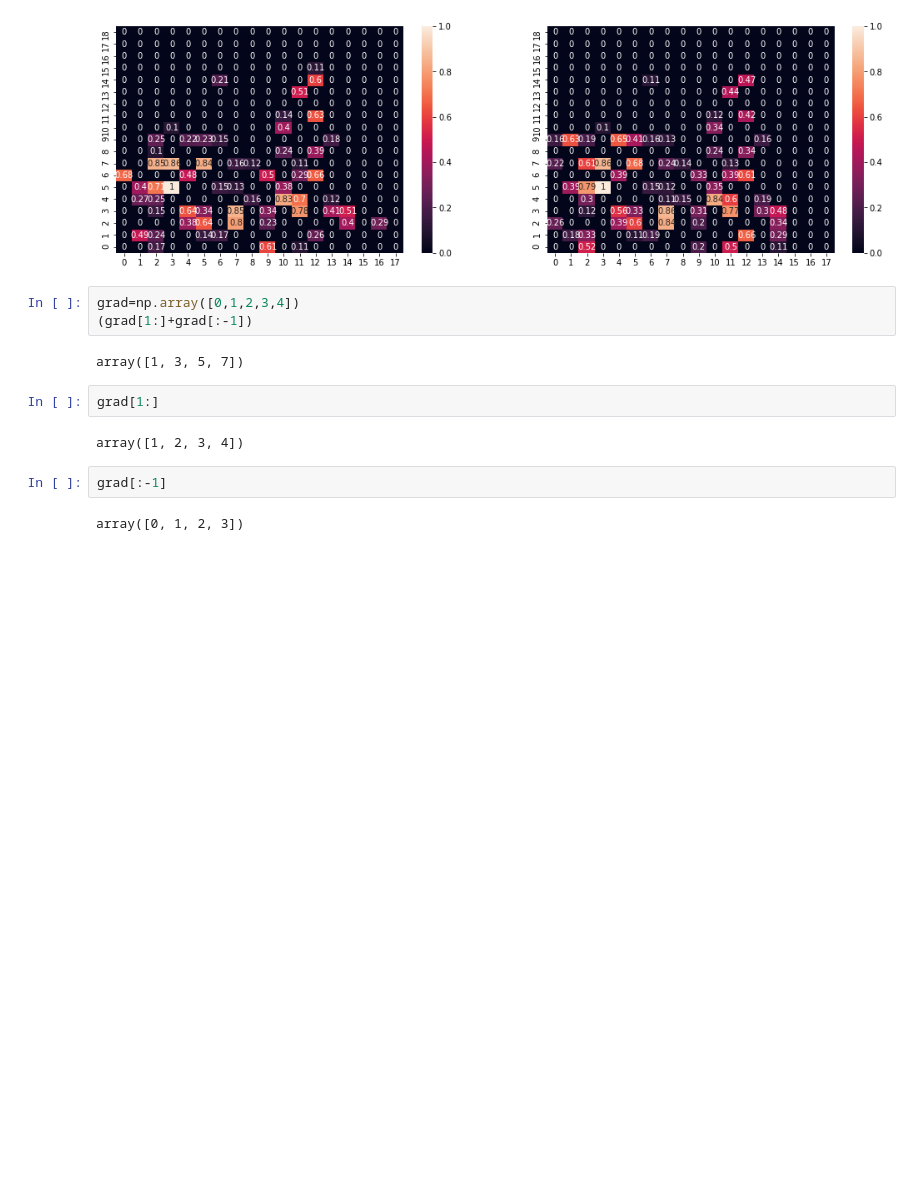
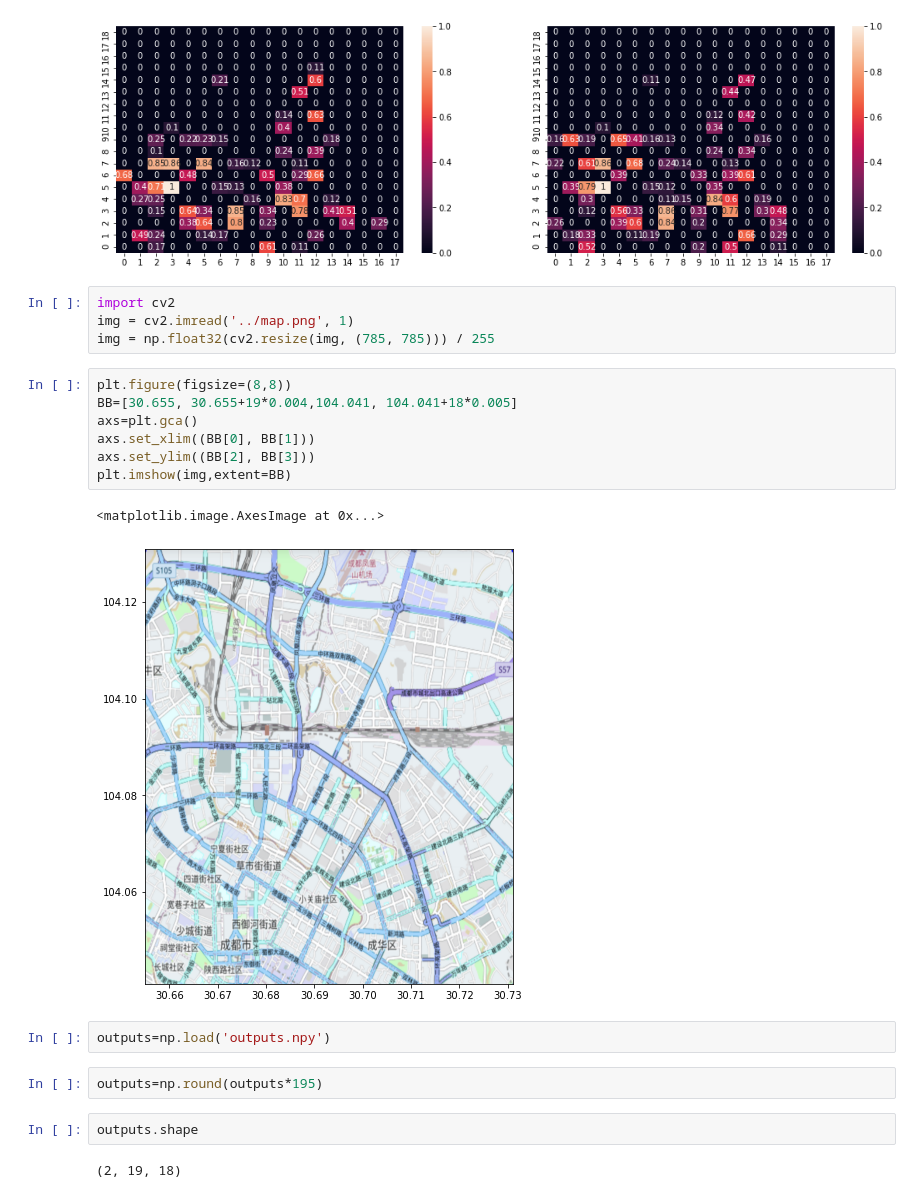
Before and after one commit to dreamzz5/ST-resnet_torch--DIDI, a Jupyter notebook: guide_BP_result/vision.ipynb, the cells around one changed output. Saved outputs shown, nothing was run; the diff lists cells and outputs as text; blank space fills up the shorter version.

```diff
--- a/guide_BP_result/vision.ipynb
+++ b/guide_BP_result/vision.ipynb
@@ -106,16 +98,25 @@ sns.heatmap(in_dtw,annot=True,ax=axs[0],fmt='.2g').invert_yaxis()
 sns.heatmap(out_dtw,annot=True,ax=axs[1],fmt='.2g').invert_yaxis()
 # %% [output]
 [figure]
-# %%
-grad=np.array([0,1,2,3,4])
-(grad[1:]+grad[:-1])
-# %% [output]
-array([1, 3, 5, 7])
-# %%
-grad[1:]
-# %% [output]
-array([1, 2, 3, 4])
-# %%
-grad[:-1]
-# %% [output]
-array([0, 1, 2, 3])
+# %%
+import cv2
+img = cv2.imread('../map.png', 1)
+img = np.float32(cv2.resize(img, (785, 785))) / 255
+# %%
+plt.figure(figsize=(8,8))
+BB=[30.655, 30.655+19*0.004,104.041, 104.041+18*0.005]
+axs=plt.gca()
+axs.set_xlim((BB[0], BB[1]))
+axs.set_ylim((BB[2], BB[3]))
+plt.imshow(img,extent=BB)
+# %% [output]
+<matplotlib.image.AxesImage at 0x...>
+[figure, added]
+# %%
+outputs=np.load('outputs.npy')
+# %%
+outputs=np.round(outputs*195)
+# %%
+outputs.shape
+# %% [output]
+(2, 19, 18)
```
Also changed, not shown: parts of 33 cells of this notebook, 38 other files.
